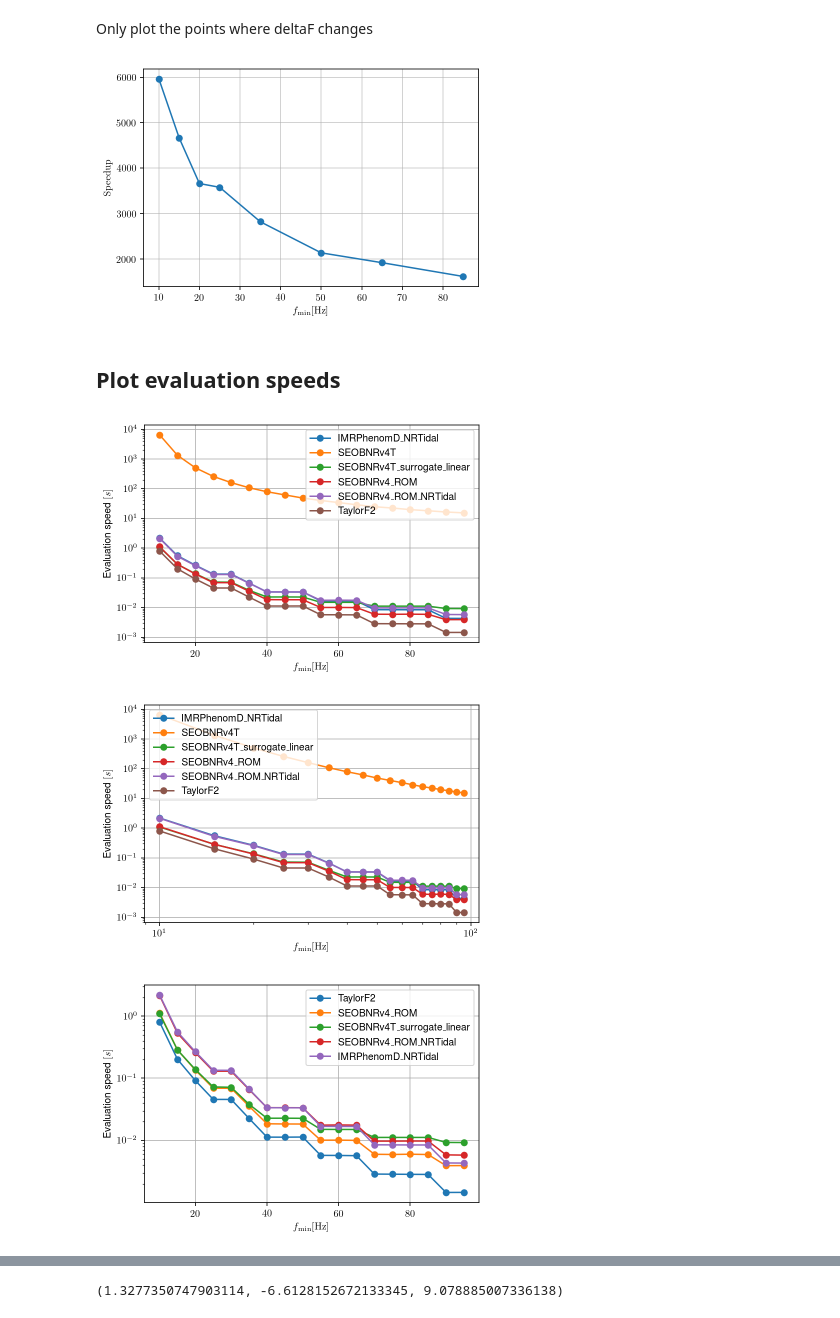
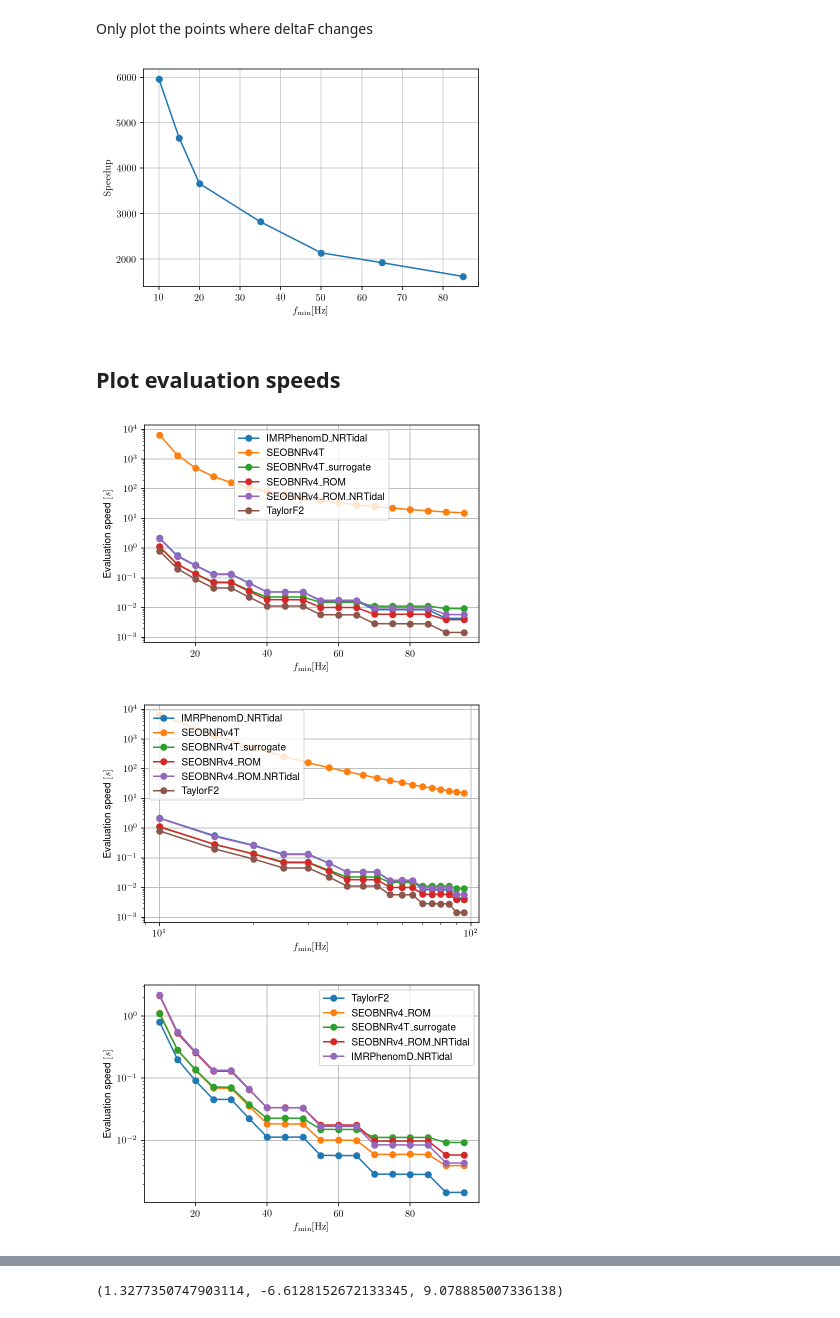
Before and after one commit to benjaminlackey/gpsurrogate, a Jupyter notebook: src/TEOB-LAL-implementation/timings/Timing_plots.ipynb, the cells around one changed output, grey strips where cells are left out. Cells and saved outputs as stored; diff of their text form; code cells hidden in the pictures.

```diff
--- a/src/TEOB-LAL-implementation/timings/Timing_plots.ipynb
+++ b/src/TEOB-LAL-implementation/timings/Timing_plots.ipynb
@@ -58,7 +60,7 @@ t_SEOBNRv4_ROM_NRTidal = np.load('tim_SEOBNRv4_ROM_NRTidal.npy').T[2]
 t_IMRPhenomD_NRTidal = np.load('tim_IMRPhenomD_NRTidal.npy').T[2]
 # %%
 d = {'SEOBNRv4T': t_SEOBNRv4T,
-     'SEOBNRv4T\_surrogate\_linear': t_SEOBNRv4T_surrogate_linear,
+     'SEOBNRv4T\_surrogate': t_SEOBNRv4T_surrogate_linear,
      'TaylorF2': t_TF2,
      'SEOBNRv4\_ROM': t_SEOBNRv4_ROM,
      'SEOBNRv4\_ROM\_NRTidal': t_SEOBNRv4_ROM_NRTidal,
@@ -146,6 +131,7 @@ plt.savefig('SEOBNRv4T_surrogate_speedup.png')
 Only plot the points where deltaF changes
 # %%
 idx = np.where(np.diff(np.log2(1./dfs_SEOBNRv4T)) < 0)
+idx = np.array([ 0,  1,  2,  5,  8, 11, 15]) # also drop point 3
 plt.plot(f_mins[idx], speedup_linear.values[idx], 'o-')
 plt.xlabel(r'$f_\mathrm{min}[\mathrm{Hz}]$')
 plt.ylabel(r'$\mathrm{Speedup}$')
@@ -153,7 +139,7 @@ plt.grid(alpha=0.7)
 plt.savefig('SEOBNRv4T_surrogate_speedup_deltaF_monontonic.pdf')
 plt.savefig('SEOBNRv4T_surrogate_speedup_deltaF_monontonic.png')
 # %% [output]
-[figure, old version]
+[figure, new version]
 # %% [markdown]
 ## Plot evaluation speeds
 # %%
@@ -163,7 +149,7 @@ plt.ylabel(r'Evaluation speed $[s]$');
 plt.savefig('Models_timings_all.pdf')
 plt.savefig('Models_timings_all.png')
 # %% [output]
-[figure, old version]
+[figure, new version]
 # %%
 df.plot(style='o-', legend=True, loglog=True, grid=True)
 plt.xlabel(r'$f_\mathrm{min}[\mathrm{Hz}]$')
@@ -171,16 +157,16 @@ plt.ylabel(r'Evaluation speed $[s]$');
 plt.savefig('Models_timings_all_loglog.pdf')
 plt.savefig('Models_timings_all_loglog.png')
 # %% [output]
-[figure, old version]
+[figure, new version]
 # %%
 df.plot(y=['TaylorF2',
-           'SEOBNRv4\_ROM', 'SEOBNRv4T\_surrogate\_linear',
+           'SEOBNRv4\_ROM', 'SEOBNRv4T\_surrogate',
            'SEOBNRv4\_ROM\_NRTidal', 'IMRPhenomD\_NRTidal'],
         style='o-', legend=True, logy=True, grid=True)
 plt.xlabel(r'$f_\mathrm{min}[\mathrm{Hz}]$')
 plt.ylabel(r'Evaluation speed $[s]$');
 plt.savefig('Models_timings_FD.pdf')
 plt.savefig('Models_timings_FD.png')
 # %% [output]
-[figure, old version]
+[figure, new version]
 # %%
```
Also changed, not shown: parts of 22 cells of this notebook, 11 other files.
